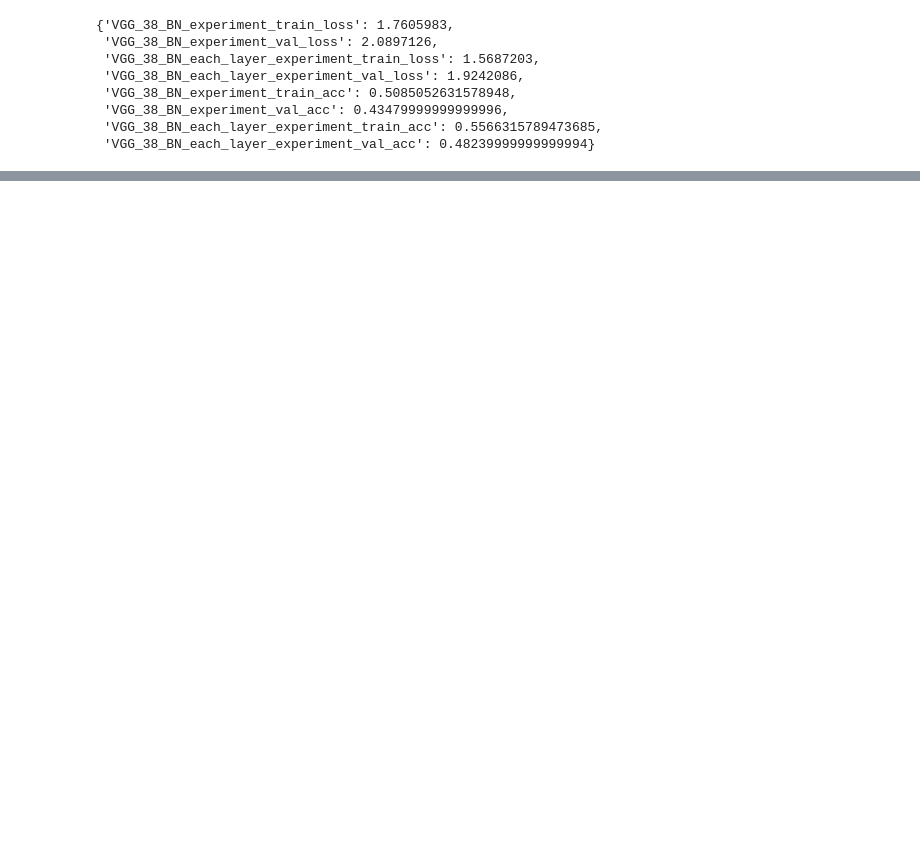
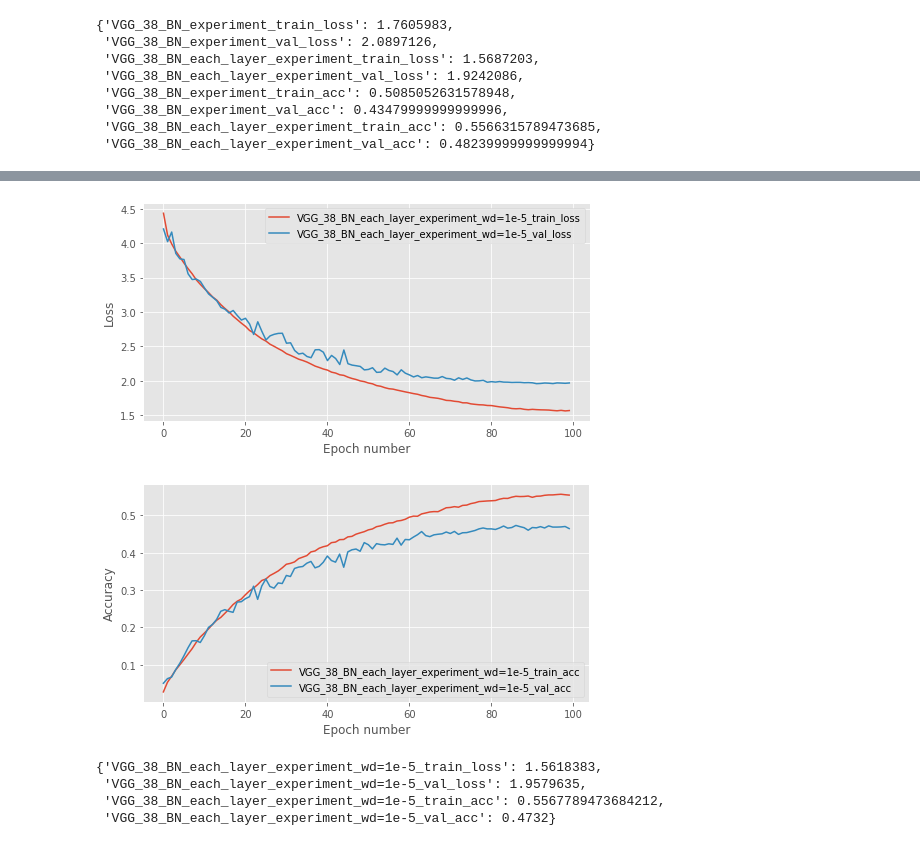
Before and after one commit to vrambo8/mlpractical, a Jupyter notebook: notebooks/Plot_Results.ipynb, the cells around one changed output, grey strips where cells are left out. Cells and saved outputs as stored; diff of their text form; code cells hidden in the pictures; blank space fills up the shorter version.

```diff
--- a/notebooks/Plot_Results.ipynb
+++ b/notebooks/Plot_Results.ipynb
@@ -155,0 +175,12 @@ test (10000,)
+# %%
+stats = plot_result_graphs('bn_block_vs_bn_layer', result_dict, keys_to_plot=['VGG_38_BN_each_layer_experiment_wd=1e-5'])
+# %% [output]
+[figure, added]
+[figure, added]
+# %%
+stats
+# %% [output]
+{'VGG_38_BN_each_layer_experiment_wd=1e-5_train_loss': 1.5618383,
+ 'VGG_38_BN_each_layer_experiment_wd=1e-5_val_loss': 1.9579635,
+ 'VGG_38_BN_each_layer_experiment_wd=1e-5_train_acc': 0.5567789473684212,
+ 'VGG_38_BN_each_layer_experiment_wd=1e-5_val_acc': 0.4732}
```
Also changed, not shown: parts of 10 cells of this notebook, 5 other files.
